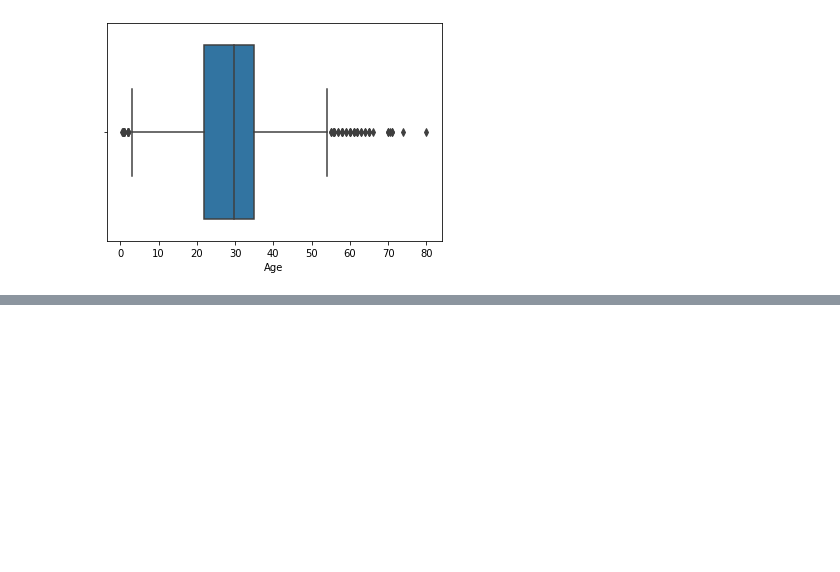
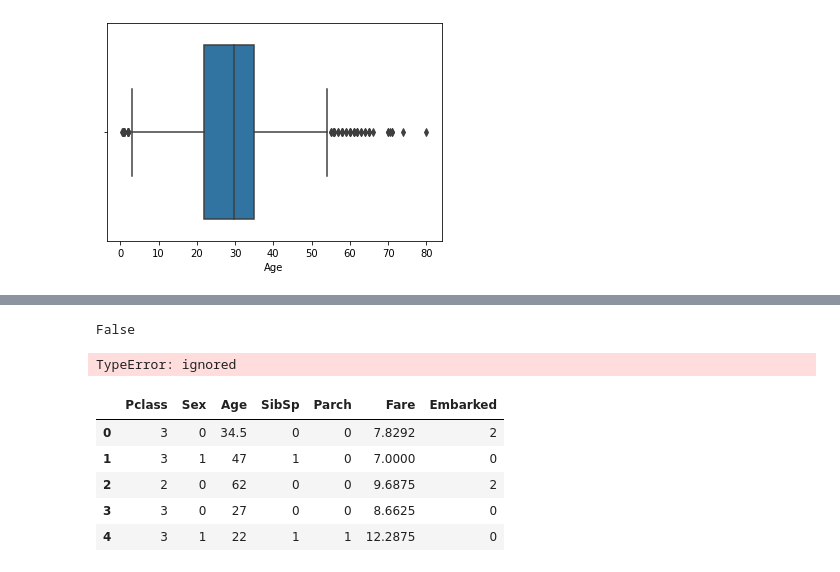
Before and after one commit to PashaIanko/Kaggle.Titanic, a Jupyter notebook: Main.ipynb, the cells around one changed output, grey strips where cells are left out. Drawn from its saved outputs; the diff is of its cells as text; code cells hidden in the pictures; blank space fills up the shorter version.

```diff
--- a/Main.ipynb
+++ b/Main.ipynb
@@ -214,0 +377,11 @@ Index(['PassengerId', 'Survived', 'Pclass', 'Sex', 'Age', 'SibSp', 'Parch',
+# %%
+# Step 2.
+test.drop(columns=['Cabin', 'Name', 'Ticket', 'PassengerId'], inplace=True)
+# %%
+# Step 3 - Check Nans
+print(test.columns)
+print(test.isnull().values.any())
+for col in test.columns:
+  print(test[col].isnull().values.any(), col)
+nan_percentage(test, 'Fare')
+test['Fare'].fillna(value=test['Fare'].median(), inplace=True)
@@ -214,0 +398,11 @@ Index(['PassengerId', 'Survived', 'Pclass', 'Sex', 'Age', 'SibSp', 'Parch',
+# %%
+# Step 4. Encode 'Sex' & 'Embarked'
+test.replace(numerical_values, inplace=True)
+# %%
+# Step 5. Downsize the data type
+# Step3. Int64 to Int32
+# Step3. Int64 to Int32
+cols_to_transfer = ['Pclass', 'SibSp', 'Parch', 'Sex', 'Embarked']
+train.info()
+test[cols_to_transfer] = test[cols_to_transfer].astype('int32')
+test.info()
@@ -214,0 +427,18 @@ Index(['PassengerId', 'Survived', 'Pclass', 'Sex', 'Age', 'SibSp', 'Parch',
+# %%
+print(test.isnull().values.any())
+# %% [output]
+False
+# %%
+# Step 6. Standardize Age
+standardize_col(test, ['Age'])
+# %% [output]
+TypeError: ignored
+# %%
+test.head()
+# %% [output]
+|  | Pclass | Sex | Age | SibSp | Parch | Fare | Embarked |
+| 0 | 3 | 0 | 34.5 | 0 | 0 | 7.8292 | 2 |
+| 1 | 3 | 1 | 47 | 1 | 0 | 7.0000 | 0 |
+| 2 | 2 | 0 | 62 | 0 | 0 | 9.6875 | 2 |
+| 3 | 3 | 0 | 27 | 0 | 0 | 8.6625 | 0 |
+| 4 | 3 | 1 | 22 | 1 | 1 | 12.2875 | 0 |
```
Also changed, not shown: parts of 36 cells of this notebook.
